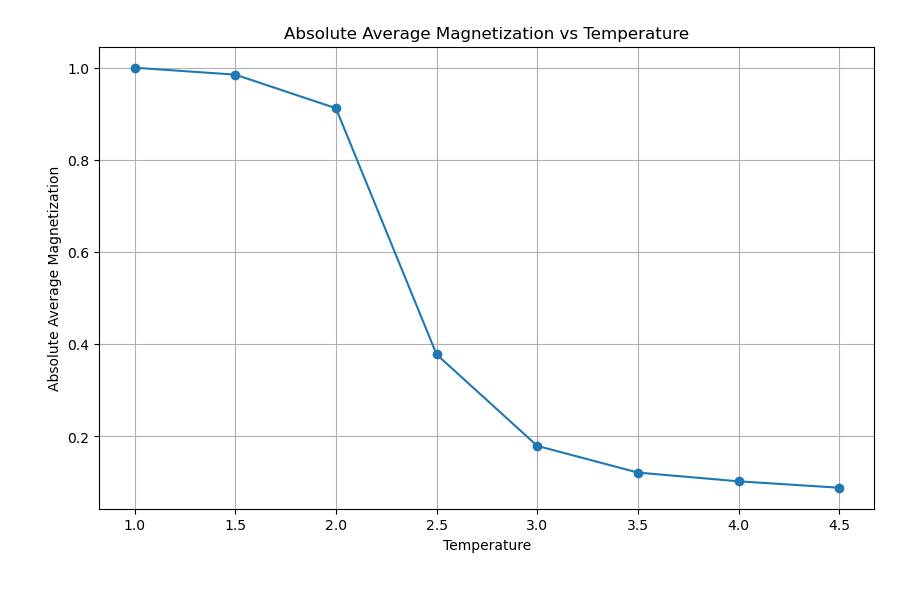
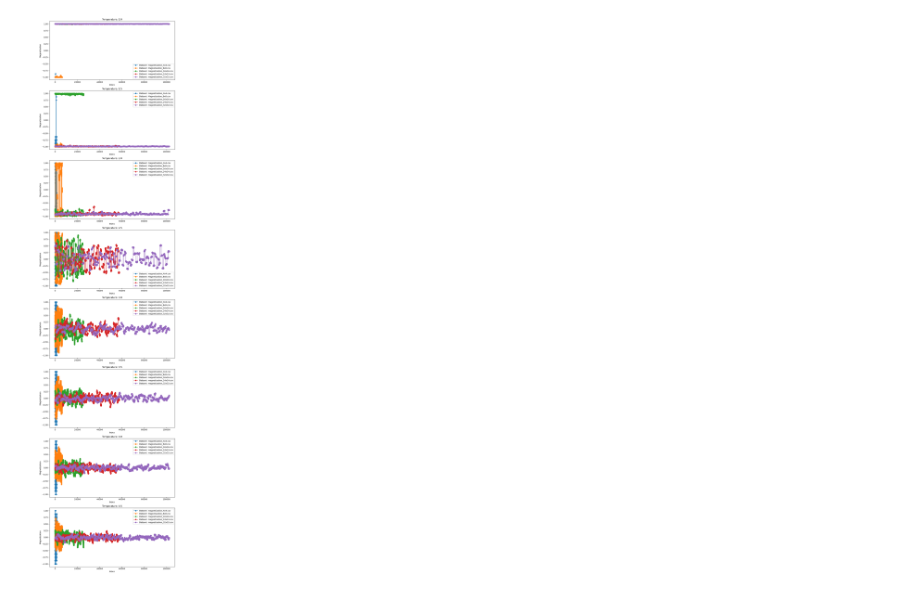
Before and after one commit to DiegoOzuna/Spin_Configurations, a Jupyter notebook: graph.ipynb, the cells around one changed output. Cells and saved outputs as stored; diff of their text form; code cells hidden in the pictures.

Commit message:
Update: Data visualization for magnetization data across all datasets

```diff
--- a/graph.ipynb
+++ b/graph.ipynb
@@ -33,14 +6,0 @@ print(df.index.size)
-# %%
-fig, axs = plt.subplots(df.index.size, figsize=(10, 40))  # Create 8 subplots
-
-# Loop over each row in the dataframe
-for i, row in df.iterrows():
-    # Plot the Magnetization values against their indices
-    axs[i].plot(range(len(row['Magnetization'])), row['Magnetization'], marker='o')
-    axs[i].set_title(f'Temperature: {row["Temperature"]}')
-    axs[i].set_xlabel('Index')
-    axs[i].set_ylabel('Magnetization')
-    axs[i].grid(True)
-
-plt.tight_layout()
-plt.show()
@@ -64,11 +7,39 @@ Name: Average_Magnetization, dtype: float64
-# %%
-# Plot the absolute average magnetization vs temperature
-plt.figure(figsize=(10, 6))
-plt.plot(df['Temperature'], df['Average_Magnetization'], marker='o')
-plt.title('Absolute Average Magnetization vs Temperature')
-plt.xlabel('Temperature')
-plt.ylabel('Absolute Average Magnetization')
-plt.grid(True)
-plt.show()
-# %% [output]
-[figure, removed]
+# %%
+# List of datasets being used.
+datasets = ['magnetization_4x4.csv', 'Magnetization_8x8.csv', 'magnetization_16x16.csv', 'magnetization_24x24.csv', 'magnetization_32x32.csv']
+# %%
+# Define the temperatures
+temperatures = np.arange(1, 5, 0.5)
+
+# Create a figure with a subplot for each temperature
+fig, axs = plt.subplots(len(temperatures), figsize=(10, 5*len(temperatures)))
+
+# Loop over the temperatures
+for i, temp in enumerate(temperatures):
+    # Loop over the datasets
+    for j, dataset in enumerate(datasets):
+        # Load the data into a DataFrame
+        df = pd.read_csv(dataset)
+
+        # Sort the frame to be in ascending temp order
+        df = df.sort_values('Temperature', ascending=True)
+        df = df.reset_index(drop=True)
+
+        # Convert
+        df['Magnetization'] = df['Magnetization'].apply(lambda x: list(map(float, x.strip('[]').split(','))))
+
+        # Select the row for the specific temperature
+        row = df[df['Temperature'] == temp].iloc[0]
+
+        # Plot the Magnetization values against their indices
+        axs[i].plot(range(len(row['Magnetization'])), row['Magnetization'], marker='o', label=f'Dataset: {dataset}')
+
+    axs[i].set_title(f'Temperature: {temp}')
+    axs[i].set_xlabel('Index')
+    axs[i].set_ylabel('Magnetization')
+    axs[i].legend()
+
+plt.tight_layout()
+plt.show()
+# %% [output]
+[figure, added]
```
Also changed, not shown: parts of 10 cells of this notebook.
